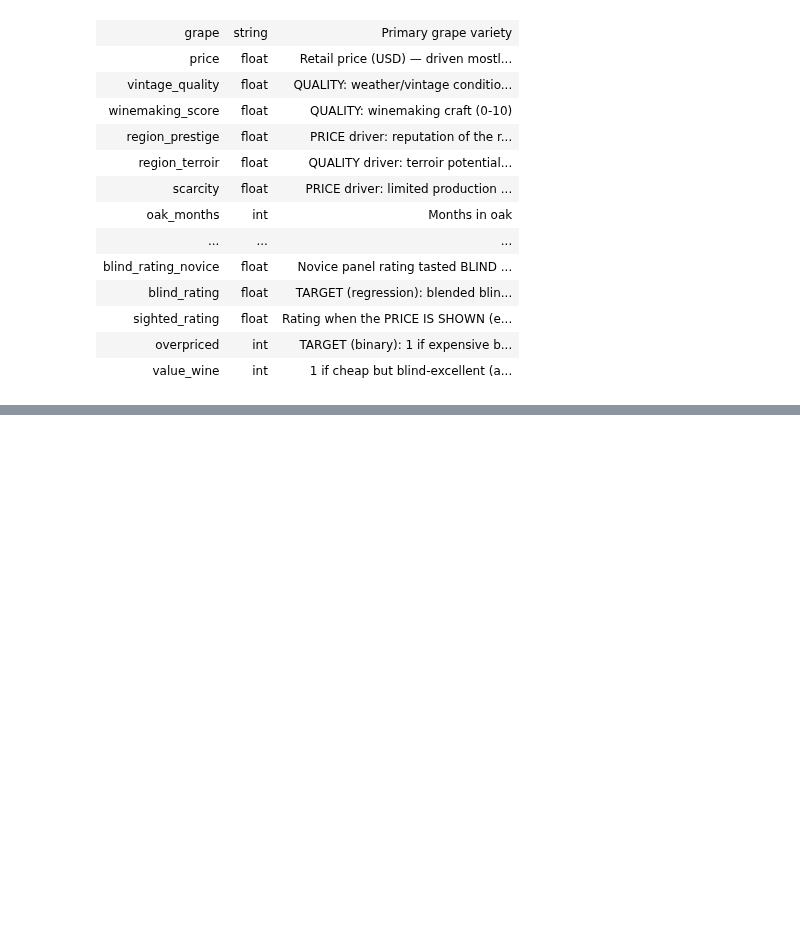
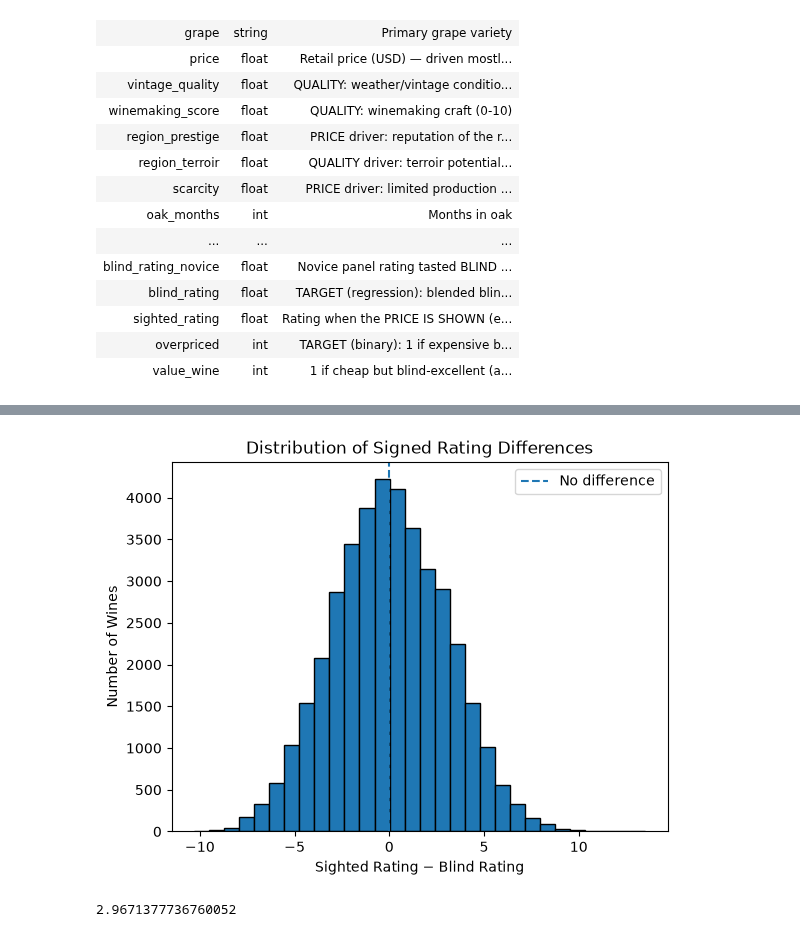
Before and after one commit to jrwhe01/wine_tastevsquailty_data, a Jupyter notebook: wineanalysis.ipynb, the cells around one changed output, grey strips where cells are left out. Drawn from its saved outputs; the diff is of its cells as text; code cells hidden in the pictures; blank space fills up the shorter version.

```diff
--- a/wineanalysis.ipynb
+++ b/wineanalysis.ipynb
@@ -60,0 +83,15 @@ Q1_table
+# %%
+import matplotlib.pyplot as plt
+
+plt.hist(Q1.column('rating_diff'), bins=30, edgecolor="black")
+
+plt.axvline(0, linestyle="--", label="No difference")
+
+plt.xlabel("Sighted Rating − Blind Rating")
+plt.ylabel("Number of Wines")
+plt.title("Distribution of Signed Rating Differences")
+plt.legend()
+
+plt.show()
+# %% [output]
+[figure, added]
@@ -60,0 +101,6 @@ Q1_table
+# %%
+#Calculate the standard deviation to help back that up
+std_dev = (Q1.column('rating_diff')).std()
+std_dev
+# %% [output]
+2.9671377736760052
```
Also changed, not shown: parts of 9 cells of this notebook.
